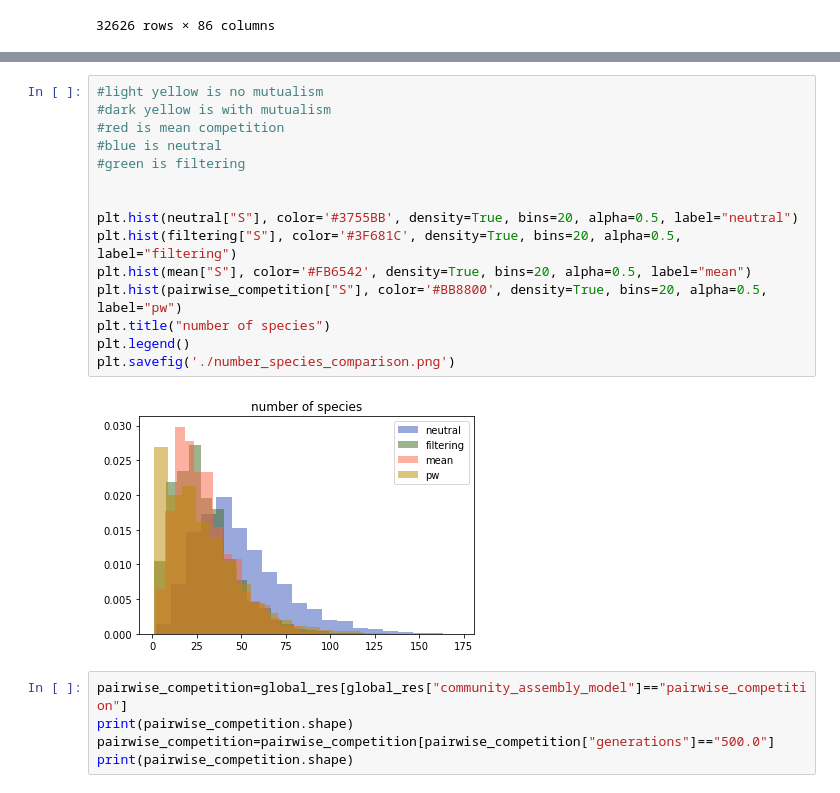
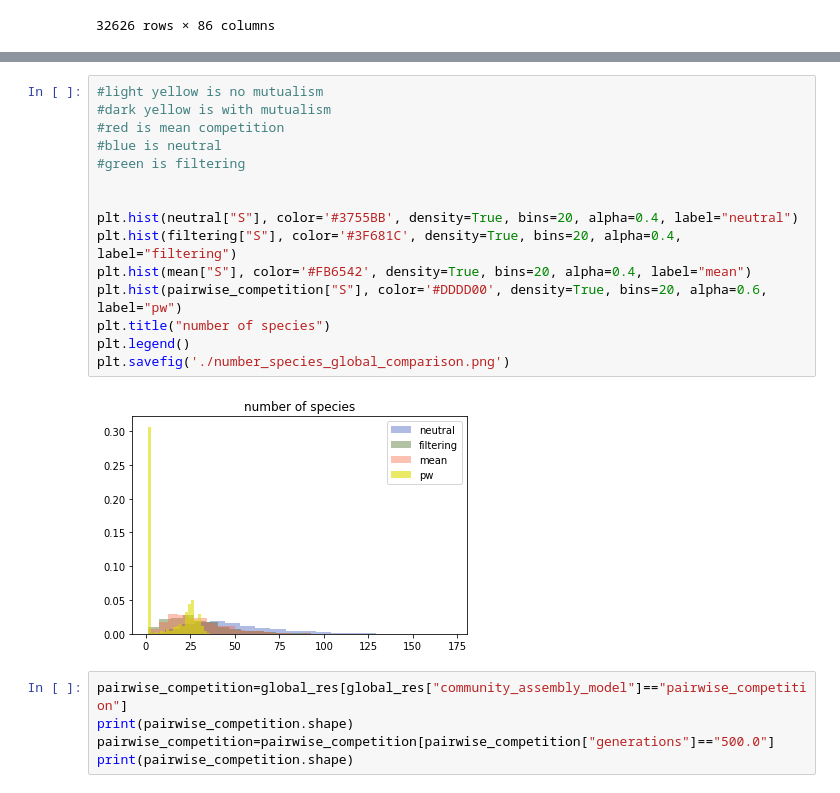
Before and after one commit to messDiv/MESS, a Jupyter notebook: global_analysis.ipynb, the cells around one changed output, grey strips where cells are left out. Drawn from its saved outputs; the diff is of its cells as text.

```diff
--- a/global_analysis.ipynb
+++ b/global_analysis.ipynb
@@ -102,20 +155,20 @@ plt.savefig('./global_analysis.png')
 # %%
 #light yellow is no mutualism
 #dark yellow is with mutualism
 #red is mean competition
 #blue is neutral
 #green is filtering
 
 
-plt.hist(neutral["S"], color='#3755BB', density=True, bins=20, alpha=0.5, label="neutral")
-plt.hist(filtering["S"], color='#3F681C', density=True, bins=20, alpha=0.5, label="filtering")
-plt.hist(mean["S"], color='#FB6542', density=True, bins=20, alpha=0.5, label="mean")
-plt.hist(pairwise_competition["S"], color='#BB8800', density=True, bins=20, alpha=0.5, label="pw")
+plt.hist(neutral["S"], color='#3755BB', density=True, bins=20, alpha=0.4, label="neutral")
+plt.hist(filtering["S"], color='#3F681C', density=True, bins=20, alpha=0.4, label="filtering")
+plt.hist(mean["S"], color='#FB6542', density=True, bins=20, alpha=0.4, label="mean")
+plt.hist(pairwise_competition["S"], color='#DDDD00', density=True, bins=20, alpha=0.6, label="pw")
 plt.title("number of species")
 plt.legend()
-plt.savefig('./number_species_comparison.png')
+plt.savefig('./number_species_global_comparison.png')
 # %% [output]
-[figure, old version]
+[figure, new version]
 # %%
 pairwise_competition=global_res[global_res["community_assembly_model"]=="pairwise_competition"]
 print(pairwise_competition.shape)
```
Also changed, not shown: parts of 19 cells of this notebook, 2 other files.
